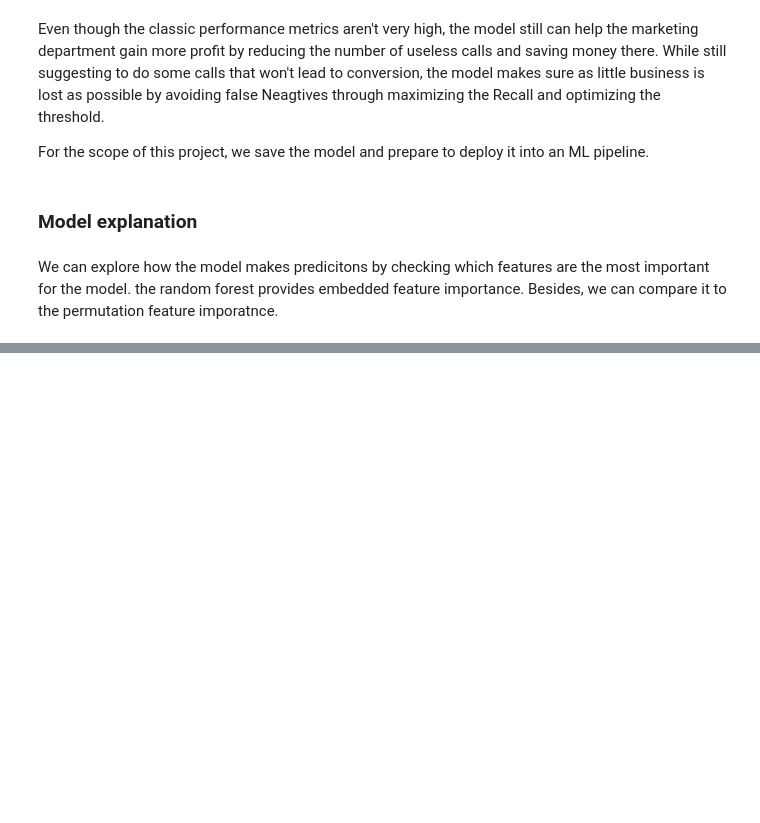
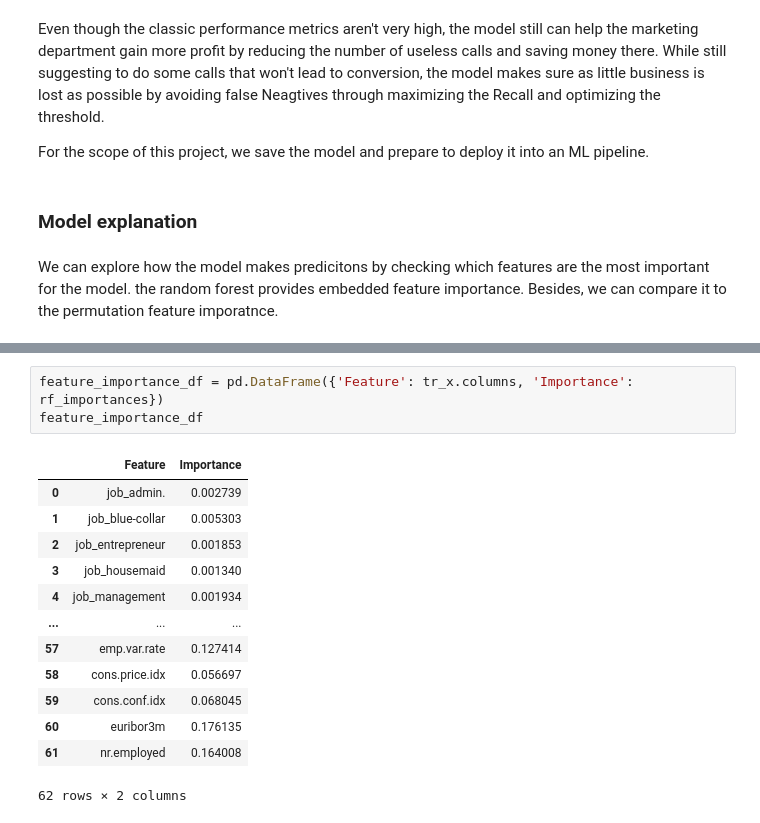
Before and after one commit to LadaRudnitckaia/telemarketing-optimization, a Jupyter notebook: notebooks/02_model_training_and_eval.ipynb, the cells around one changed output, grey strips where cells are left out. Saved outputs shown, nothing was run; the diff lists cells and outputs as text; blank space fills up the shorter version.

```diff
--- a/notebooks/02_model_training_and_eval.ipynb
+++ b/notebooks/02_model_training_and_eval.ipynb
@@ -338,0 +325,17 @@ TODO:
+# %%
+feature_importance_df = pd.DataFrame({'Feature': tr_x.columns, 'Importance': rf_importances})
+feature_importance_df
+# %% [output]
+|  | Feature | Importance |
+| 0 | job_admin. | 0.002739 |
+| 1 | job_blue-collar | 0.005303 |
+| 2 | job_entrepreneur | 0.001853 |
+| 3 | job_housemaid | 0.001340 |
+| 4 | job_management | 0.001934 |
+| ... | ... | ... |
+| 57 | emp.var.rate | 0.127414 |
+| 58 | cons.price.idx | 0.056697 |
+| 59 | cons.conf.idx | 0.068045 |
+| 60 | euribor3m | 0.176135 |
+| 61 | nr.employed | 0.164008 |
+62 rows × 2 columns
```
Also changed, not shown: parts of 17 cells of this notebook, 6 other files.
